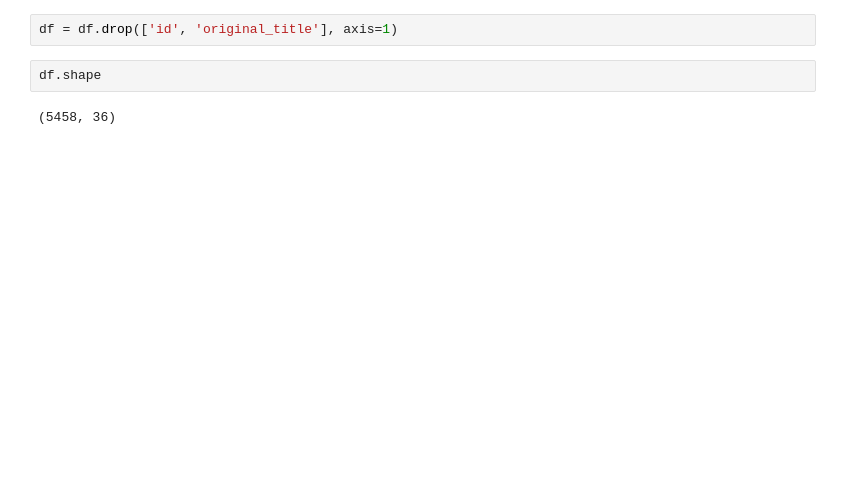
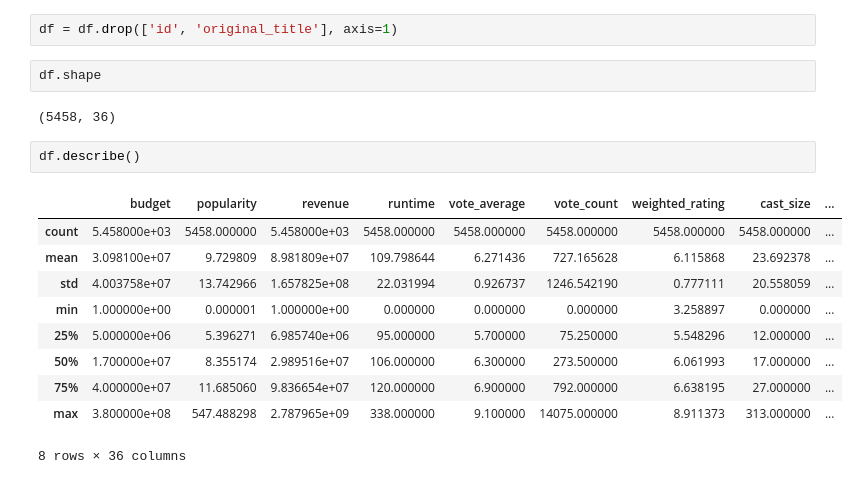
Before and after one commit to FilMetricsCapstone/mobile-application, a Jupyter notebook: Model1.ipynb, the cells around one changed output. Saved outputs shown, nothing was run; the diff lists cells and outputs as text; blank space fills up the shorter version.

```diff
--- a/Model1.ipynb
+++ b/Model1.ipynb
@@ -133,3 +117,16 @@ df = df.drop(['id', 'original_title'], axis=1)
 df.shape
 # %% [output]
 (5458, 36)
+# %%
+df.describe()
+# %% [output]
+|  | budget | popularity | revenue | runtime | vote_average | vote_count | weighted_rating | cast_size | ... |
+| count | 5.458000e+03 | 5458.000000 | 5.458000e+03 | 5458.000000 | 5458.000000 | 5458.000000 | 5458.000000 | 5458.000000 | ... |
+| mean | 3.098100e+07 | 9.729809 | 8.981809e+07 | 109.798644 | 6.271436 | 727.165628 | 6.115868 | 23.692378 | ... |
+| std | 4.003758e+07 | 13.742966 | 1.657825e+08 | 22.031994 | 0.926737 | 1246.542190 | 0.777111 | 20.558059 | ... |
+| min | 1.000000e+00 | 0.000001 | 1.000000e+00 | 0.000000 | 0.000000 | 0.000000 | 3.258897 | 0.000000 | ... |
+| 25% | 5.000000e+06 | 5.396271 | 6.985740e+06 | 95.000000 | 5.700000 | 75.250000 | 5.548296 | 12.000000 | ... |
+| 50% | 1.700000e+07 | 8.355174 | 2.989516e+07 | 106.000000 | 6.300000 | 273.500000 | 6.061993 | 17.000000 | ... |
+| 75% | 4.000000e+07 | 11.685060 | 9.836654e+07 | 120.000000 | 6.900000 | 792.000000 | 6.638195 | 27.000000 | ... |
+| max | 3.800000e+08 | 547.488298 | 2.787965e+09 | 338.000000 | 9.100000 | 14075.000000 | 8.911373 | 313.000000 | ... |
+8 rows × 36 columns
```
Also changed, not shown: parts of 25 cells of this notebook.
